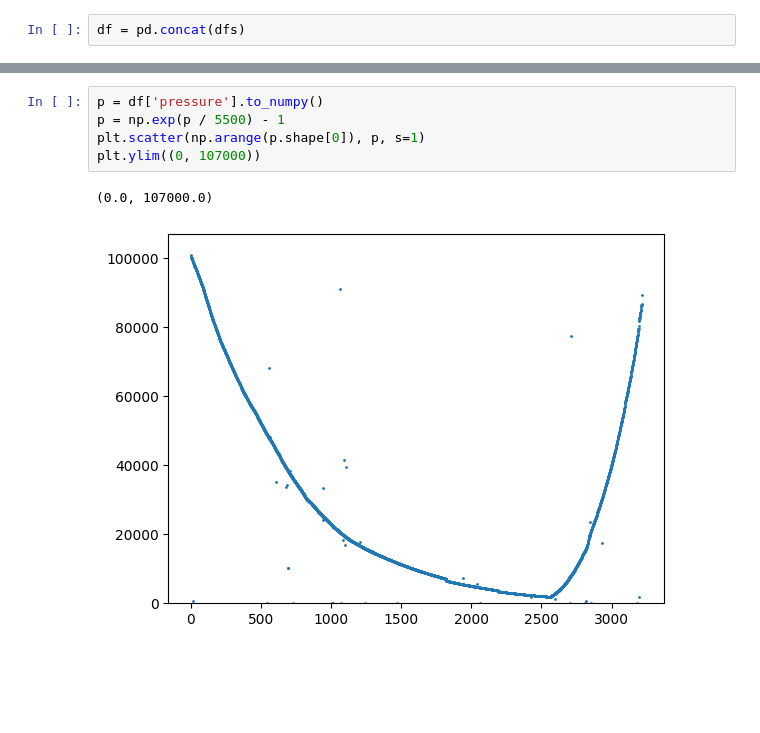
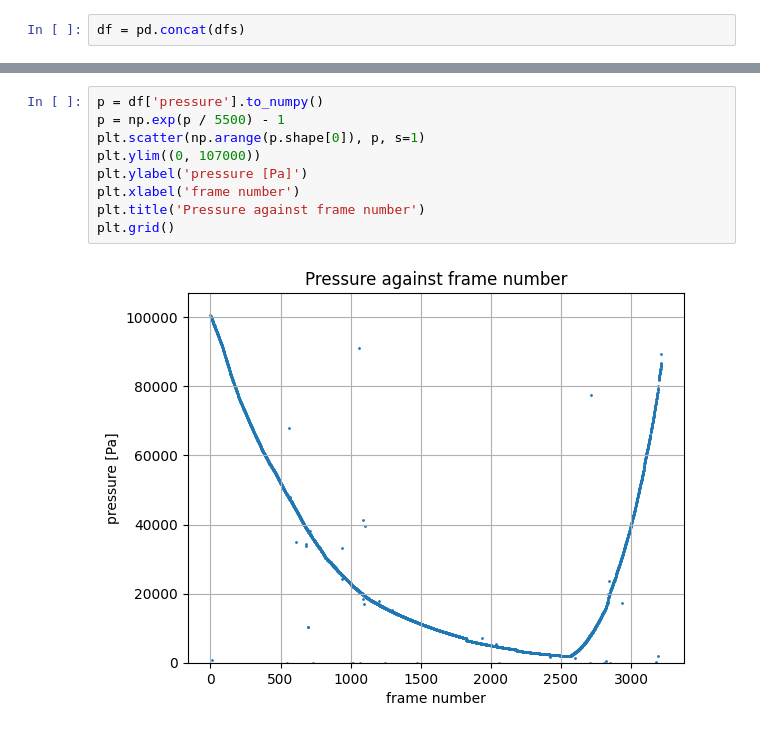
Before and after one commit to VytenisO/tumor, a Jupyter notebook: flightVersion/flight_records/GS_Andenes/process_andenes.ipynb, the cells around one changed output, grey strips where cells are left out. Cells and saved outputs as stored; diff of their text form; blank space fills up the shorter version.

```diff
--- a/flightVersion/flight_records/GS_Andenes/process_andenes.ipynb
+++ b/flightVersion/flight_records/GS_Andenes/process_andenes.ipynb
@@ -45,11 +40,14 @@ for i in range(4):
 # %%
 p = df['pressure'].to_numpy()
 p = np.exp(p / 5500) - 1
 plt.scatter(np.arange(p.shape[0]), p, s=1)
 plt.ylim((0, 107000))
+plt.ylabel('pressure [Pa]')
+plt.xlabel('frame number')
+plt.title('Pressure against frame number')
+plt.grid()
 # %% [output]
-(0.0, 107000.0)
-[figure, old version]
+[figure, new version]
 # %%
 T0 = 277.3
 p0 = 101000
```
Also changed, not shown: parts of 8 cells of this notebook, 1 other file.
